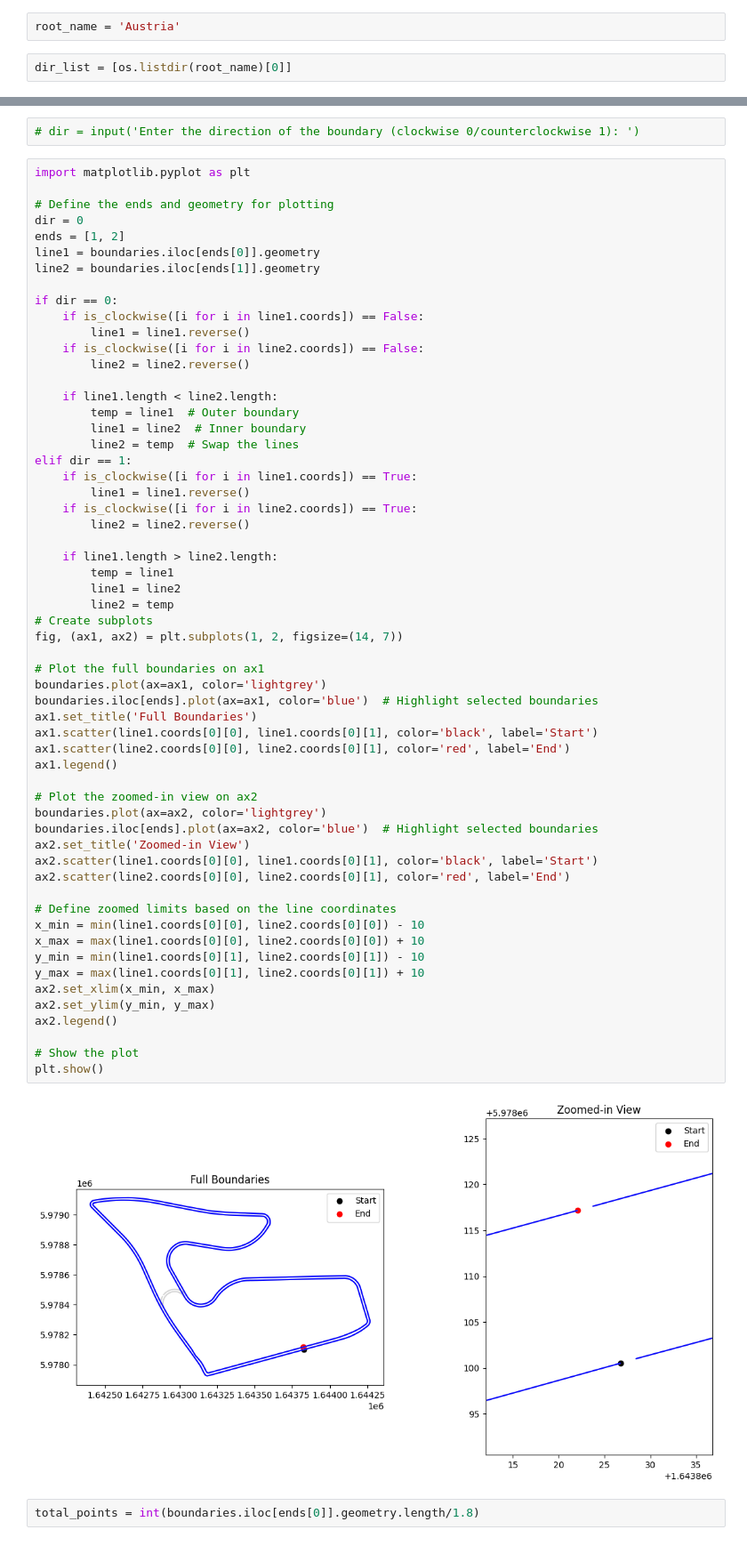
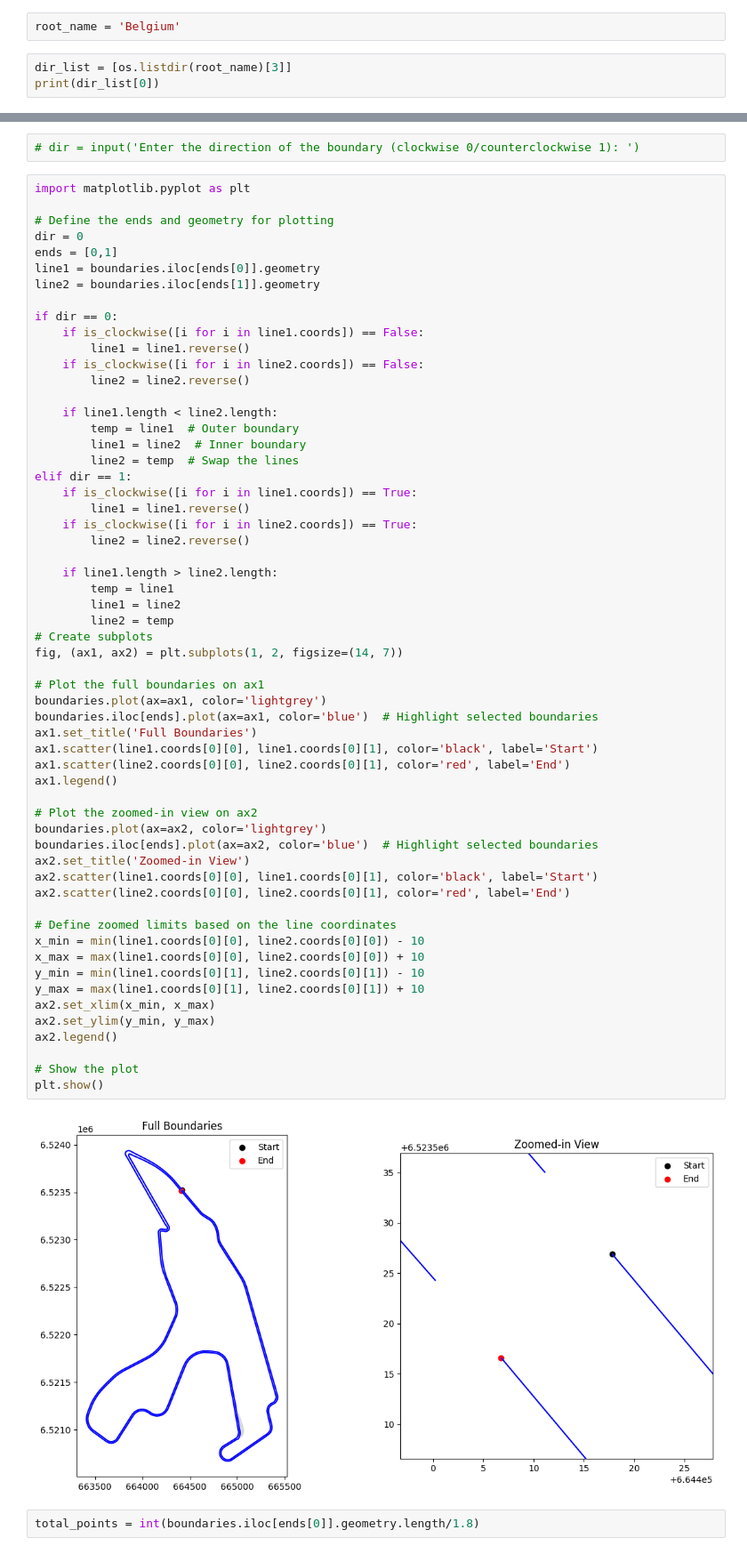
Before and after one commit to nikita-coder12/Milestone1, a Jupyter notebook: try.ipynb, the cells around one changed output, grey strips where cells are left out. Shown: that part at 89% size. Drawn from its saved outputs; the diff is of its cells as text.

```diff
--- a/try.ipynb
+++ b/try.ipynb
@@ -11,6 +11,7 @@ import os
 from pyproj import Transformer
 import shutil
 # %%
-root_name = 'Austria'
+root_name = 'Belgium'
 # %%
-dir_list = [os.listdir(root_name)[0]]
+dir_list = [os.listdir(root_name)[3]]
+print(dir_list[0])
@@ -63,7 +60,7 @@ import matplotlib.pyplot as plt
 
 # Define the ends and geometry for plotting
 dir = 0
-ends = [1, 2]
+ends = [0,1]
 line1 = boundaries.iloc[ends[0]].geometry
 line2 = boundaries.iloc[ends[1]].geometry
 
@@ -90,34 +87,34 @@ elif dir == 1:
 # Create subplots
 fig, (ax1, ax2) = plt.subplots(1, 2, figsize=(14, 7))
 
 # Plot the full boundaries on ax1
 boundaries.plot(ax=ax1, color='lightgrey')
 boundaries.iloc[ends].plot(ax=ax1, color='blue')  # Highlight selected boundaries
 ax1.set_title('Full Boundaries')
 ax1.scatter(line1.coords[0][0], line1.coords[0][1], color='black', label='Start')
 ax1.scatter(line2.coords[0][0], line2.coords[0][1], color='red', label='End')
 ax1.legend()
 
 # Plot the zoomed-in view on ax2
 boundaries.plot(ax=ax2, color='lightgrey')
 boundaries.iloc[ends].plot(ax=ax2, color='blue')  # Highlight selected boundaries
 ax2.set_title('Zoomed-in View')
 ax2.scatter(line1.coords[0][0], line1.coords[0][1], color='black', label='Start')
 ax2.scatter(line2.coords[0][0], line2.coords[0][1], color='red', label='End')
 
 # Define zoomed limits based on the line coordinates
 x_min = min(line1.coords[0][0], line2.coords[0][0]) - 10
 x_max = max(line1.coords[0][0], line2.coords[0][0]) + 10
 y_min = min(line1.coords[0][1], line2.coords[0][1]) - 10
 y_max = max(line1.coords[0][1], line2.coords[0][1]) + 10
 ax2.set_xlim(x_min, x_max)
 ax2.set_ylim(y_min, y_max)
 ax2.legend()
 
 # Show the plot
 plt.show()
 # %% [output]
-[figure, old version]
+[figure, new version]
 # %%
 total_points = int(boundaries.iloc[ends[0]].geometry.length/1.8)
 # %%
```
Also changed, not shown: parts of 5 cells of this notebook, 4 other files.
